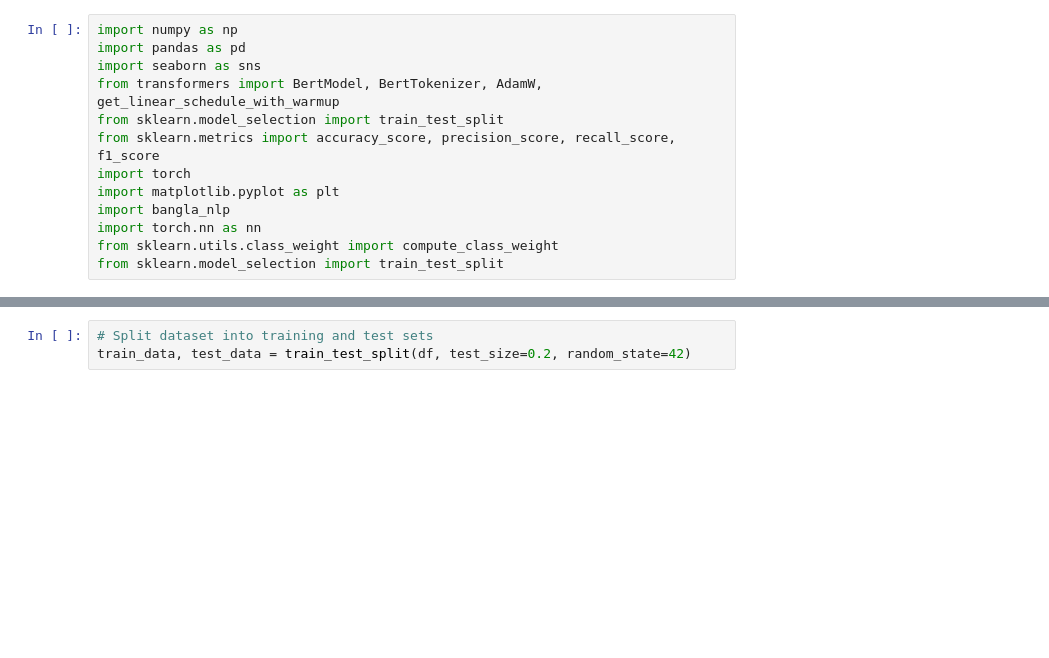
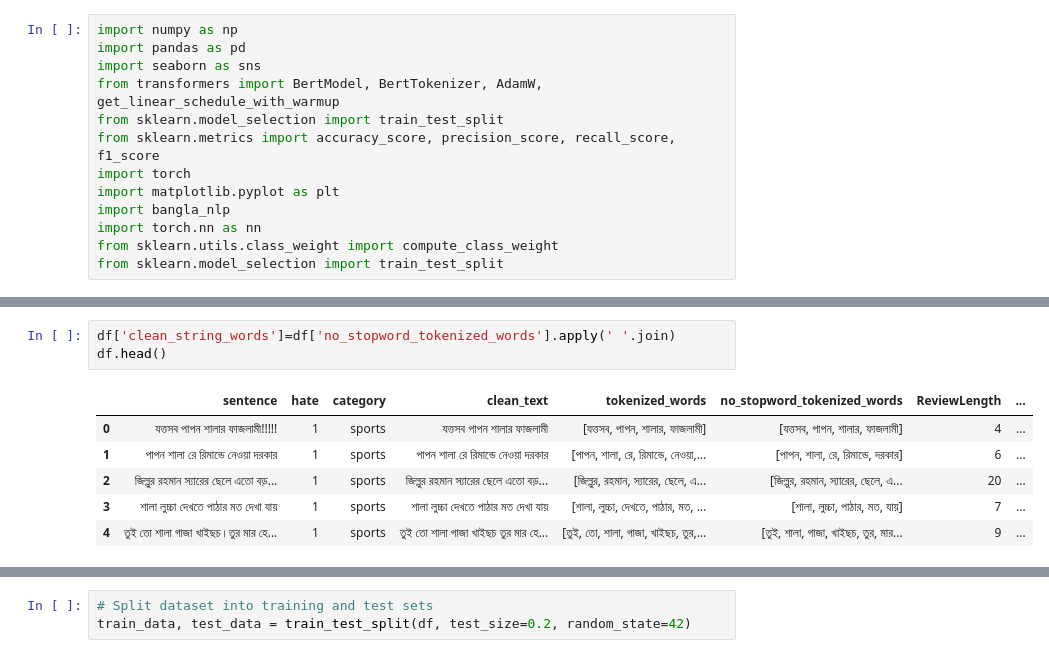
Before and after one commit to FarhanTahmid/CSE-498R, a Jupyter notebook: Models/Bangla/hate_speech_detection_model_wieghts.ipynb, the cells around one changed output, grey strips where cells are left out. Drawn from its saved outputs; the diff is of its cells as text; blank space fills up the shorter version.

```diff
--- a/Models/Bangla/hate_speech_detection_model_wieghts.ipynb
+++ b/Models/Bangla/hate_speech_detection_model_wieghts.ipynb
@@ -40,3 +85,13 @@ df.head()
+# %%
+df['clean_string_words']=df['no_stopword_tokenized_words'].apply(' '.join)
+df.head()
+# %% [output]
+|  | sentence | hate | category | clean_text | tokenized_words | no_stopword_tokenized_words | ReviewLength | ... |
+| 0 | যত্তসব পাপন শালার ফাজলামী!!!!! | 1 | sports | যত্তসব পাপন শালার ফাজলামী | [যত্তসব, পাপন, শালার, ফাজলামী] | [যত্তসব, পাপন, শালার, ফাজলামী] | 4 | ... |
+| 1 | পাপন শালা রে রিমান্ডে নেওয়া দরকার | 1 | sports | পাপন শালা রে রিমান্ডে নেওয়া দরকার | [পাপন, শালা, রে, রিমান্ডে, নেওয়া,... | [পাপন, শালা, রে, রিমান্ডে, দরকার] | 6 | ... |
+| 2 | জিল্লুর রহমান স্যারের ছেলে এতো বড়... | 1 | sports | জিল্লুর রহমান স্যারের ছেলে এতো বড়... | [জিল্লুর, রহমান, স্যারের, ছেলে, এ... | [জিল্লুর, রহমান, স্যারের, ছেলে, এ... | 20 | ... |
+| 3 | শালা লুচ্চা দেখতে পাঠার মত দেখা যায় | 1 | sports | শালা লুচ্চা দেখতে পাঠার মত দেখা যায় | [শালা, লুচ্চা, দেখতে, পাঠার, মত, ... | [শালা, লুচ্চা, পাঠার, মত, যায়] | 7 | ... |
+| 4 | তুই তো শালা গাজা খাইছচ।তুর মার হে... | 1 | sports | তুই তো শালা গাজা খাইছচ তুর মার হে... | [তুই, তো, শালা, গাজা, খাইছচ, তুর,... | [তুই, শালা, গাজা, খাইছচ, তুর, মার... | 9 | ... |
 # %%
 value_counts=df['hate'].value_counts()
 # Plot a pie chart
```
Also changed, not shown: parts of 12 cells of this notebook.
